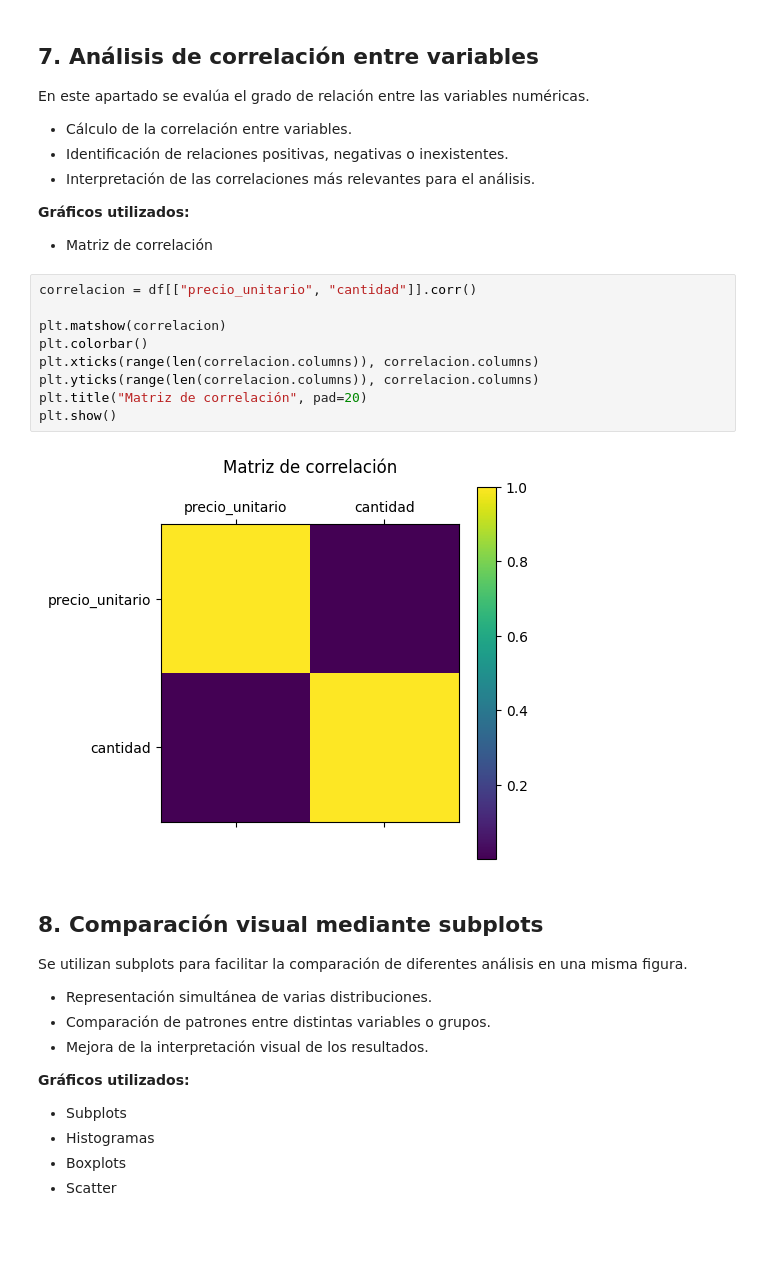
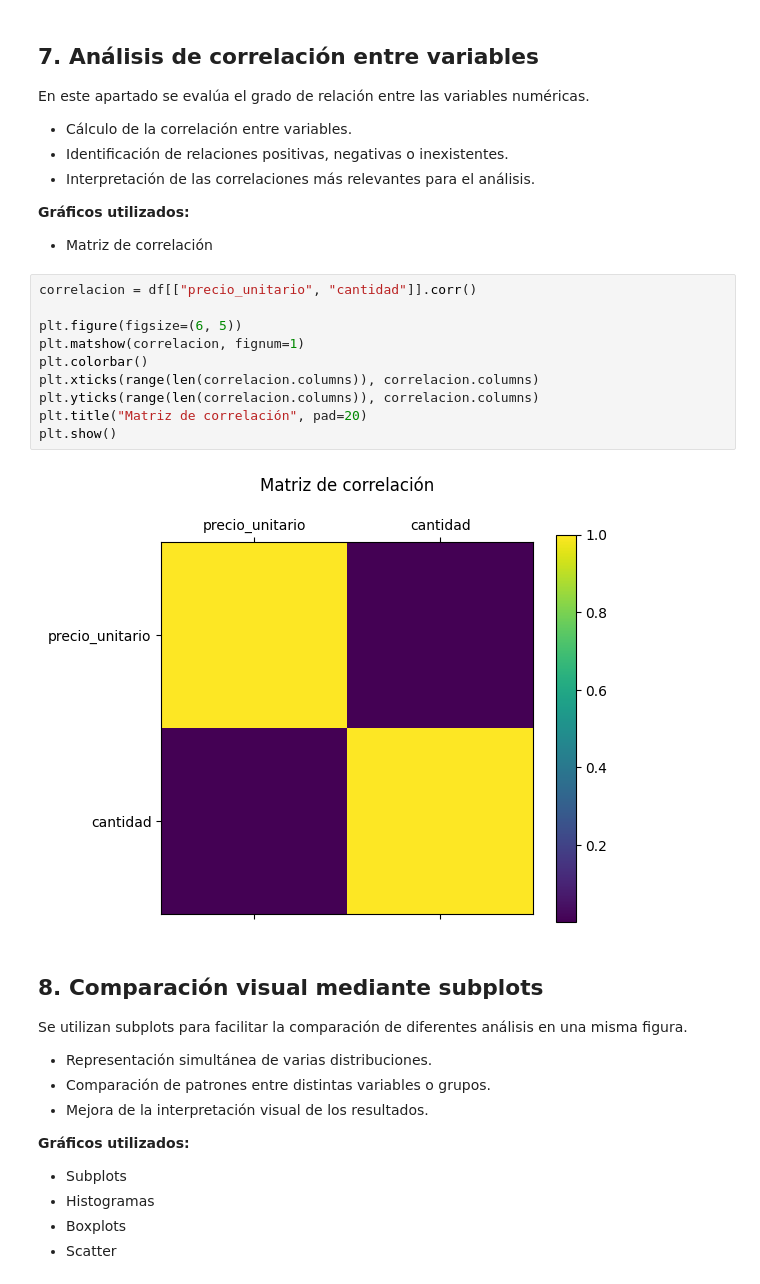
Before and after one commit to IbaiGarcia13/RETO2-G2-Cafeteria, a Jupyter notebook: RETO/RETO.ipynb, the cells around one changed output. Drawn from its saved outputs; the diff is of its cells as text; blank space fills up the shorter version.

```diff
--- a/RETO/RETO.ipynb
+++ b/RETO/RETO.ipynb
@@ -297,17 +288,18 @@ En este apartado se evalúa el grado de relación entre las variables numéricas
 
 **Gráficos utilizados:**
 - Matriz de correlación
-# %%
-correlacion = df[["precio_unitario", "cantidad"]].corr()
-
-plt.matshow(correlacion)
-plt.colorbar()
-plt.xticks(range(len(correlacion.columns)), correlacion.columns)
-plt.yticks(range(len(correlacion.columns)), correlacion.columns)
-plt.title("Matriz de correlación", pad=20)
-plt.show()
-# %% [output]
-[figure, removed]
+# %%
+correlacion = df[["precio_unitario", "cantidad"]].corr()
+
+plt.figure(figsize=(6, 5))
+plt.matshow(correlacion, fignum=1)
+plt.colorbar()
+plt.xticks(range(len(correlacion.columns)), correlacion.columns)
+plt.yticks(range(len(correlacion.columns)), correlacion.columns)
+plt.title("Matriz de correlación", pad=20)
+plt.show()
+# %% [output]
+[figure, added]
 # %% [markdown]
 ## **8. Comparación visual mediante subplots**
 
```
Also changed, not shown: parts of 14 cells of this notebook.
